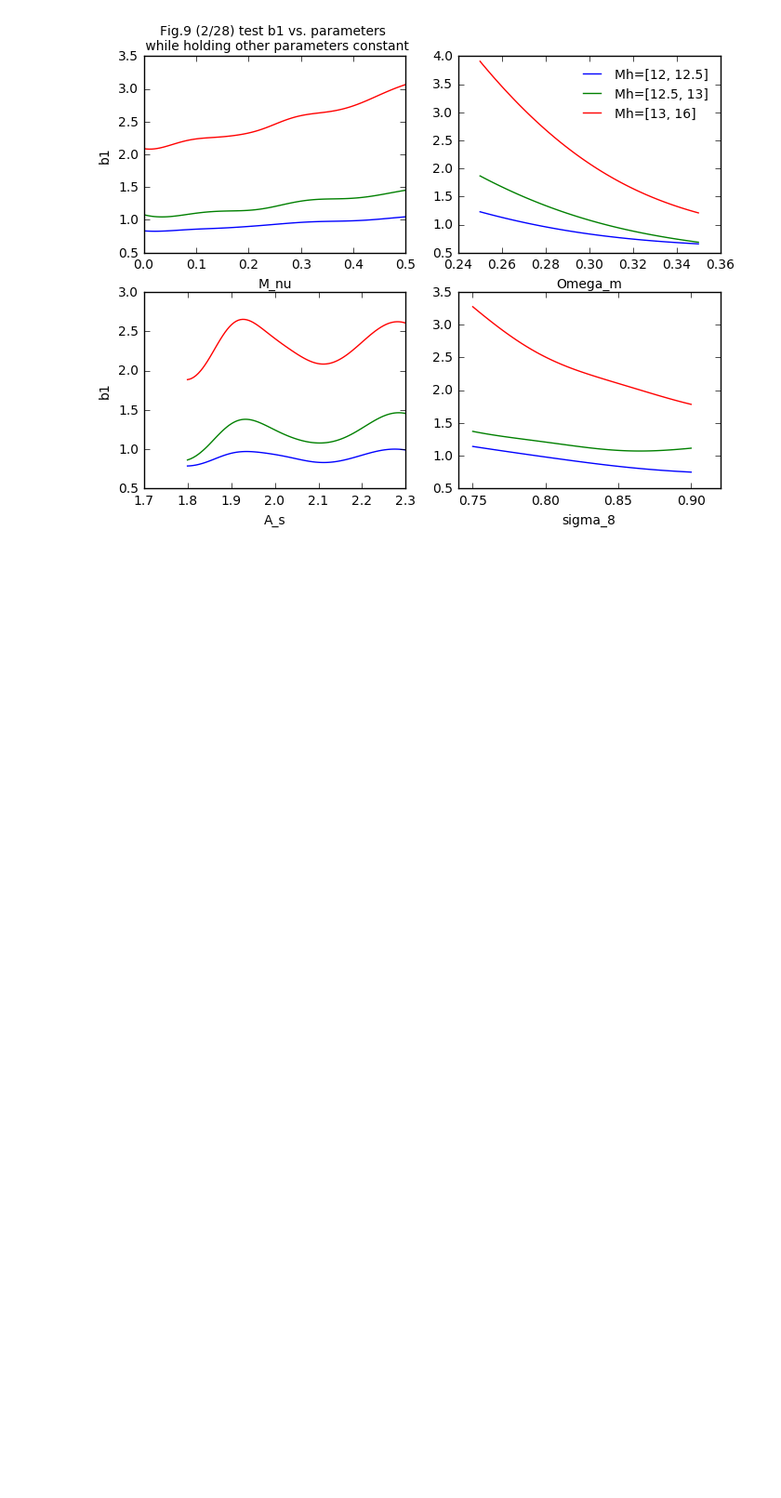
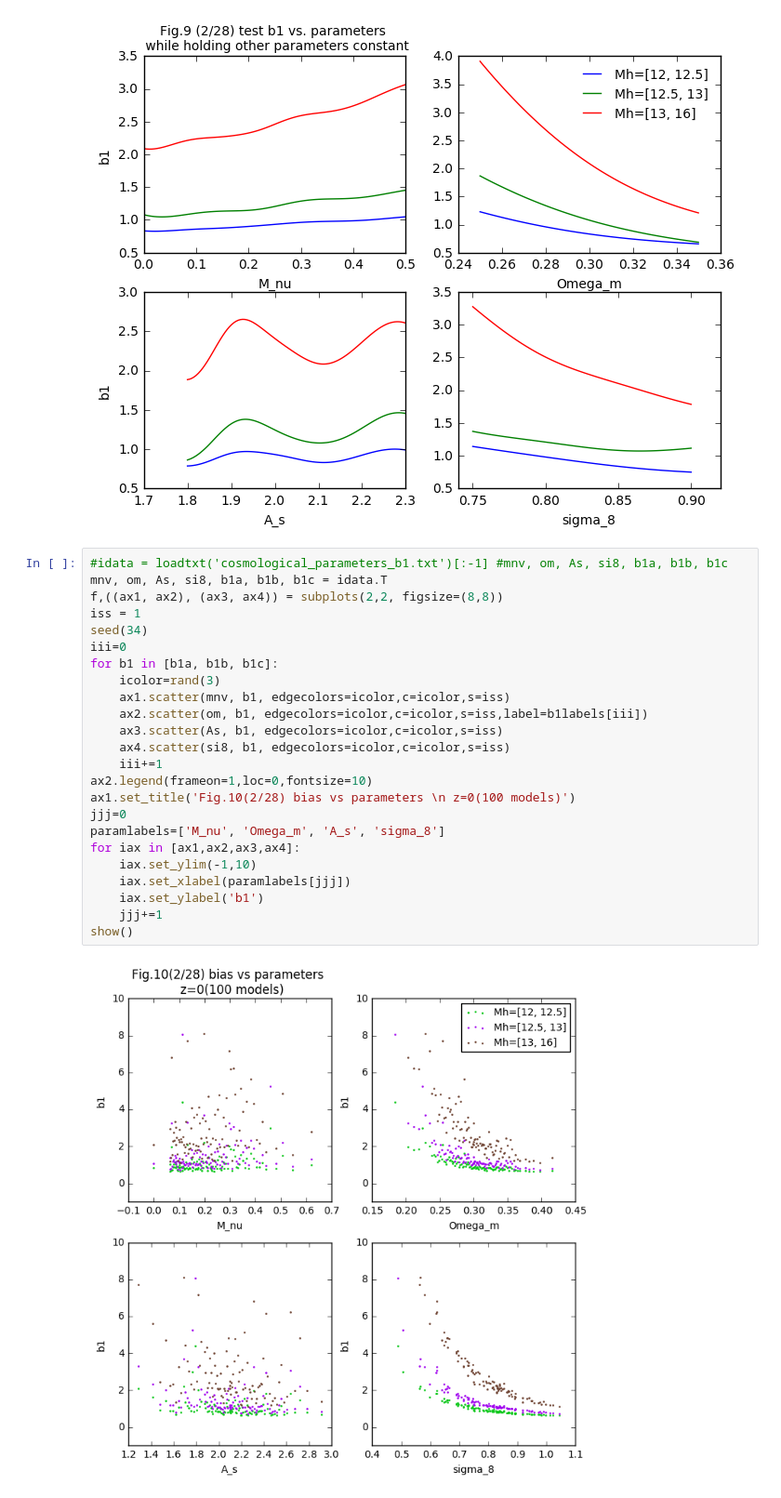
Before and after one commit to liuxx479/nubias, a Jupyter notebook: plot_bispec.ipynb, the cells around one changed output. Shown at 93% size. Drawn from its saved outputs; the diff is of its cells as text; blank space fills up the shorter version.

Commit message:
add fig.10 b1 vs params

```diff
--- a/plot_bispec.ipynb
+++ b/plot_bispec.ipynb
@@ -427,3 +427,29 @@ ax4.set_xlabel('sigma_8')
 show()
 # %% [output]
 [figure]
+# %%
+#idata = loadtxt('cosmological_parameters_b1.txt')[:-1] #mnv, om, As, si8, b1a, b1b, b1c
+mnv, om, As, si8, b1a, b1b, b1c = idata.T
+f,((ax1, ax2), (ax3, ax4)) = subplots(2,2, figsize=(8,8))
+iss = 1
+seed(34)
+iii=0
+for b1 in [b1a, b1b, b1c]:
+    icolor=rand(3)
+    ax1.scatter(mnv, b1, edgecolors=icolor,c=icolor,s=iss)
+    ax2.scatter(om, b1, edgecolors=icolor,c=icolor,s=iss,label=b1labels[iii])
+    ax3.scatter(As, b1, edgecolors=icolor,c=icolor,s=iss)
+    ax4.scatter(si8, b1, edgecolors=icolor,c=icolor,s=iss)
+    iii+=1
+ax2.legend(frameon=1,loc=0,fontsize=10)
+ax1.set_title('Fig.10(2/28) bias vs parameters \n z=0(100 models)')
+jjj=0
+paramlabels=['M_nu', 'Omega_m', 'A_s', 'sigma_8']
+for iax in [ax1,ax2,ax3,ax4]:
+    iax.set_ylim(-1,10)
+    iax.set_xlabel(paramlabels[jjj])
+    iax.set_ylabel('b1')
+    jjj+=1
+show()
+# %% [output]
+[figure, added]
```
Also changed, not shown: parts of 1 cell of this notebook.
